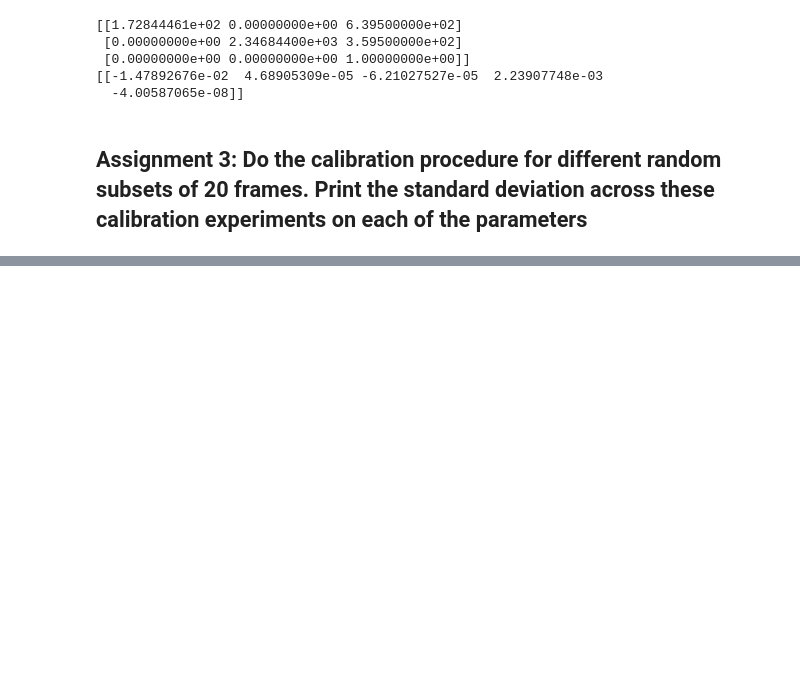
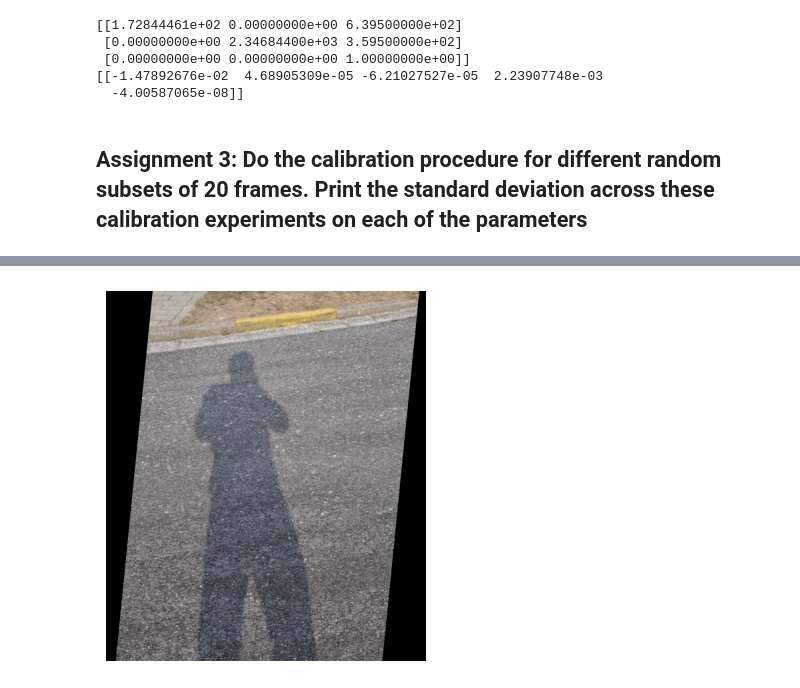
Before and after one commit to LucasVB-TheyCallMeAPoro/ComputerVisie, a Jupyter notebook: Lab1/Lab3_LucasVB.ipynb, the cells around one changed output, grey strips where cells are left out. Saved outputs shown, nothing was run; the diff lists cells and outputs as text; code cells hidden in the pictures; blank space fills up the shorter version.

```diff
--- a/Lab1/Lab3_LucasVB.ipynb
+++ b/Lab1/Lab3_LucasVB.ipynb
@@ -239,0 +286,13 @@ ValueError: setting an array element with a sequence. The requested array has an
+# %%
+shadow_img = cv.imread("./images/shadow.png")
+m = -0.1
+shear_matrix = np.array([
+    [1, m ,70],
+    [0 , 1, 0]
+])
+
+result_img_shadow = cv.warpAffine(shadow_img,shear_matrix,(int(shadow_img.shape[1]*1.2),shadow_img.shape[0]))
+
+plot_with_matlib(result_img_shadow)
+# %% [output]
+[figure, added]
```
Also changed, not shown: parts of 12 cells of this notebook.
